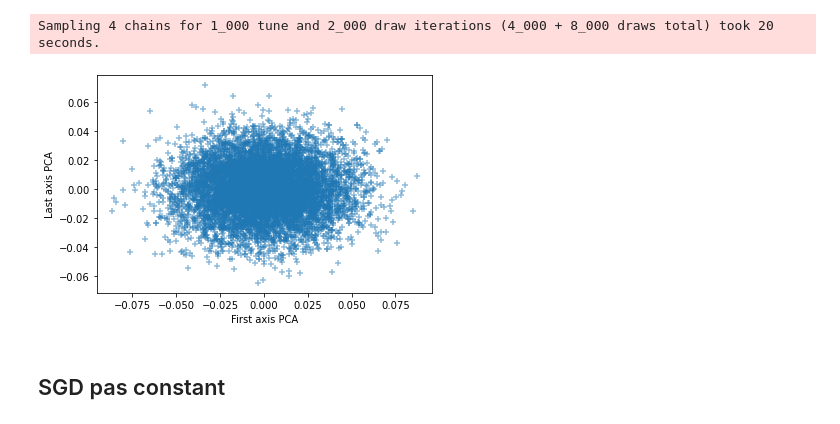
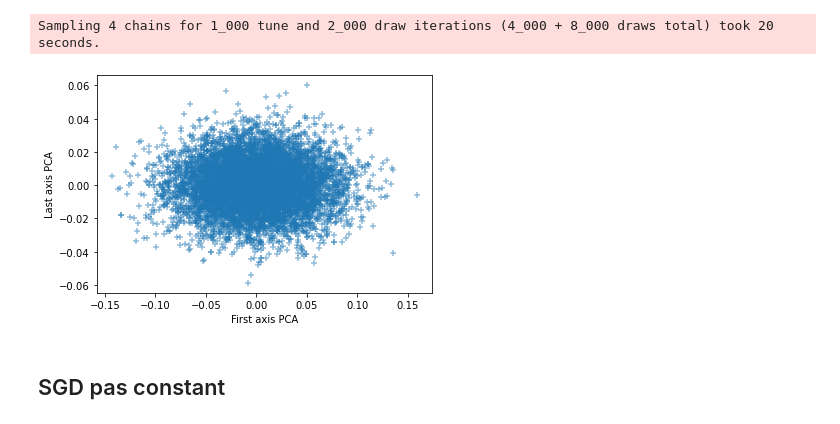
Before and after one commit to cyrille-kone/VASGA, a Jupyter notebook: linear_reg/Untitled.ipynb, the cells around one changed output. Drawn from its saved outputs; the diff is of its cells as text; code cells hidden in the pictures.

```diff
--- a/linear_reg/Untitled.ipynb
+++ b/linear_reg/Untitled.ipynb
@@ -32,3 +51,4 @@ On prends les variables 'volatile acidity', 'alcohol' qui vont prédire 'quality
 # %%
-X, y = data[['volatile acidity', 'alcohol']].values, data['quality'].values
+D = 5
+X, y = data[['volatile acidity', 'alcohol', 'citric acid', 'density', 'sulphates']].values, data['quality'].values
 # %% [markdown]
@@ -36,12 +56,12 @@ On considère $y \sim \mathcal{N}(\alpha + \beta_0 X_{volatile\_acidity} + \beta
 # %%
-def get_mcmc_sample(X, y):
+def get_mcmc_sample(X, y, size=5):
     prior_location = 0
     prior_scale = 1
     with pm.Model() as model:
 
         alpha = pm.Normal('alpha', mu=prior_location, sigma=prior_scale)
 
-        beta = pm.Normal('beta',  mu=prior_location, sigma=prior_scale, shape=2)
+        beta = pm.Normal('beta',  mu=prior_location, sigma=prior_scale, shape=size)
 
         log_sigma = pm.Normal('log_sigma', mu=prior_location, sigma=prior_scale)
 
@@ -52,6 +72,7 @@ def get_mcmc_sample(X, y):
     return trace
 # %%
 trace = get_mcmc_sample(X, y)
+theta = np.column_stack([trace.alpha, trace.log_sigma, trace.beta])
 # %% [output]
 Auto-assigning NUTS sampler...
 Initializing NUTS using jitter+adapt_diag...
@@ -59,18 +80,16 @@ Multiprocess sampling (4 chains in 4 jobs)
 NUTS: [log_sigma, beta, alpha]
 100.00% [12000/12000 00:05<00:00 Sampling 4 chains, 0 divergences]
 Sampling 4 chains for 1_000 tune and 2_000 draw iterations (4_000 + 8_000 draws total) took 20 seconds.
-# %%
-theta = np.vstack([trace.alpha, trace.beta[:,0], trace.beta[:,1], trace.log_sigma])
-theta = np.swapaxes(theta, 0, 1)
 # %%
 pca = PCA()
-theta_pca = pca.fit_transform(theta)
+pca.fit(theta)
+theta_pca = pca.transform(theta)
 plt.scatter(theta_pca[:, 0], theta_pca[:, -1], alpha=0.5, marker='+')
 plt.xlabel('First axis PCA')
 plt.ylabel('Last axis PCA')
 plt.show()
 # %% [output]
-[figure, old version]
+[figure, new version]
 # %% [markdown]
 ## SGD pas constant
 # %% [markdown]
```
Also changed, not shown: parts of 24 cells of this notebook.
